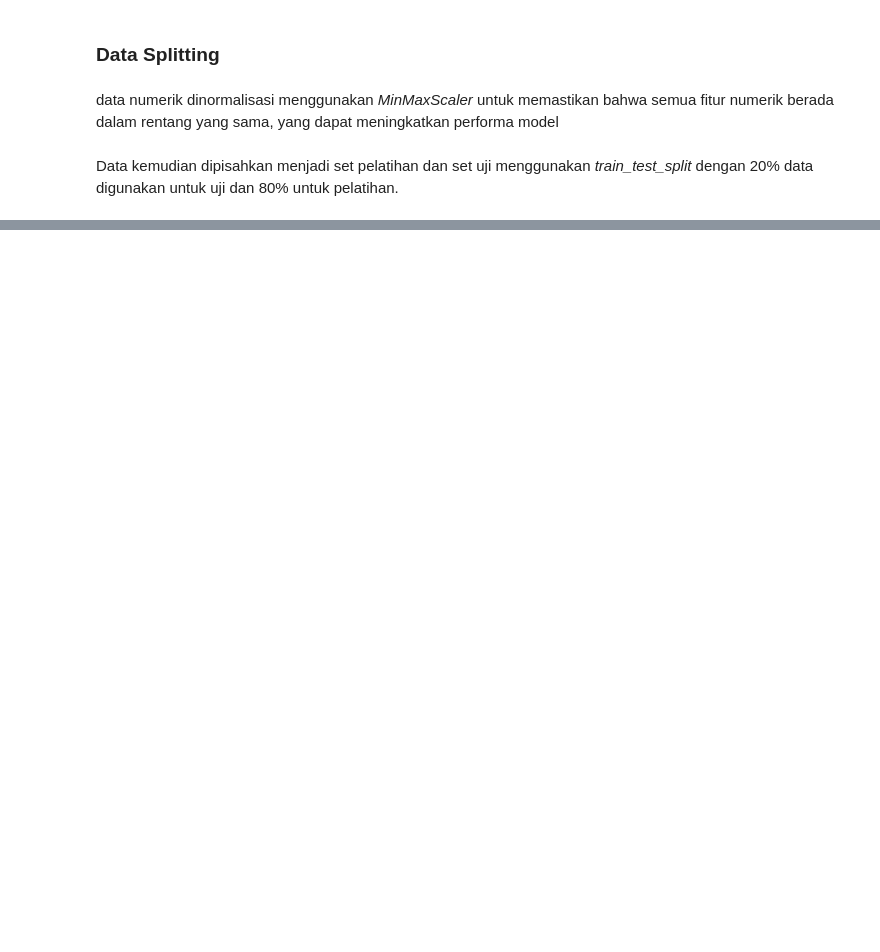
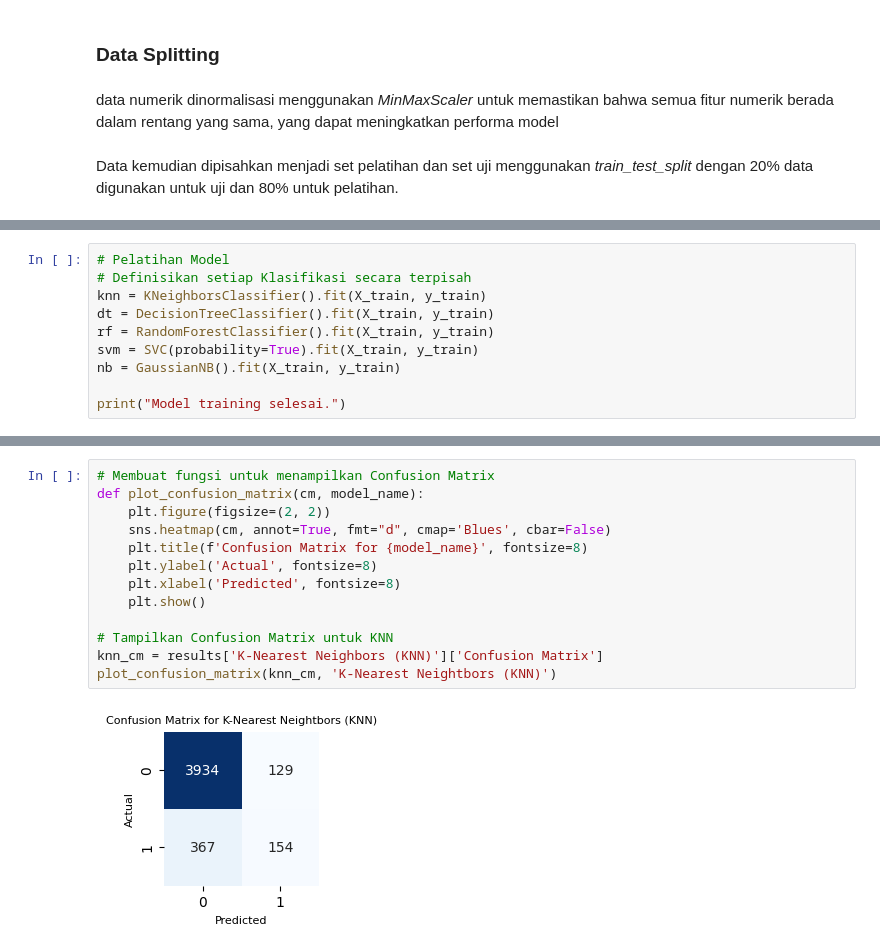
Before and after one commit to aprizal543/aprizal543-Machine_Learning_Klasifikasi_Prediksi-Berlangganan-Deposito-Bank, a Jupyter notebook: Prediksi_Berlangganan_Deposito_Bank.ipynb, the cells around one changed output, grey strips where cells are left out. Cells and saved outputs as stored; diff of their text form; blank space fills up the shorter version.

```diff
--- a/Prediksi_Berlangganan_Deposito_Bank.ipynb
+++ b/Prediksi_Berlangganan_Deposito_Bank.ipynb
@@ -218,0 +220,10 @@ Test set shape : X_test=(4584, 17), y_test=(4584,)
+# %%
+# Pelatihan Model
+# Definisikan setiap Klasifikasi secara terpisah
+knn = KNeighborsClassifier().fit(X_train, y_train)
+dt = DecisionTreeClassifier().fit(X_train, y_train)
+rf = RandomForestClassifier().fit(X_train, y_train)
+svm = SVC(probability=True).fit(X_train, y_train)
+nb = GaussianNB().fit(X_train, y_train)
+
+print("Model training selesai.")
@@ -218,0 +289,15 @@ Test set shape : X_test=(4584, 17), y_test=(4584,)
+# %%
+# Membuat fungsi untuk menampilkan Confusion Matrix
+def plot_confusion_matrix(cm, model_name):
+    plt.figure(figsize=(2, 2))
+    sns.heatmap(cm, annot=True, fmt="d", cmap='Blues', cbar=False)
+    plt.title(f'Confusion Matrix for {model_name}', fontsize=8)
+    plt.ylabel('Actual', fontsize=8)
+    plt.xlabel('Predicted', fontsize=8)
+    plt.show()
+
+# Tampilkan Confusion Matrix untuk KNN
+knn_cm = results['K-Nearest Neighbors (KNN)']['Confusion Matrix']
+plot_confusion_matrix(knn_cm, 'K-Nearest Neightbors (KNN)')
+# %% [output]
+[figure, added]
```
Also changed, not shown: parts of 21 cells of this notebook.
